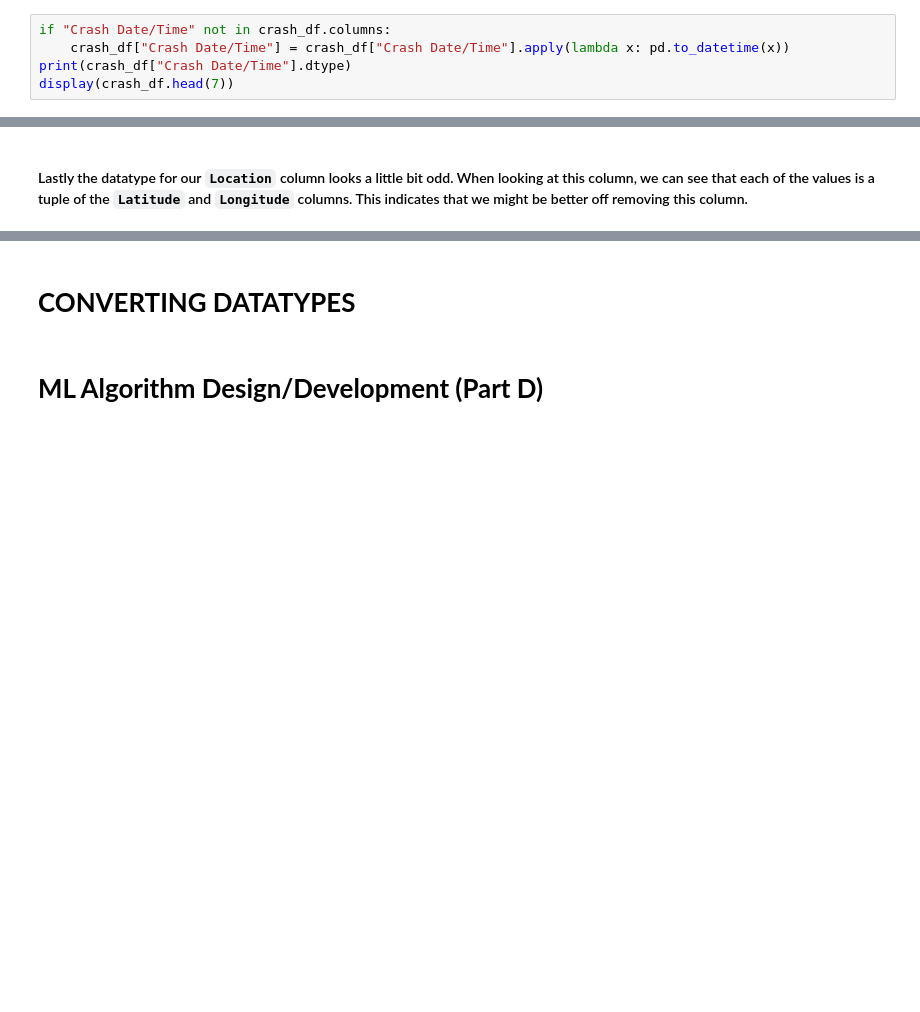
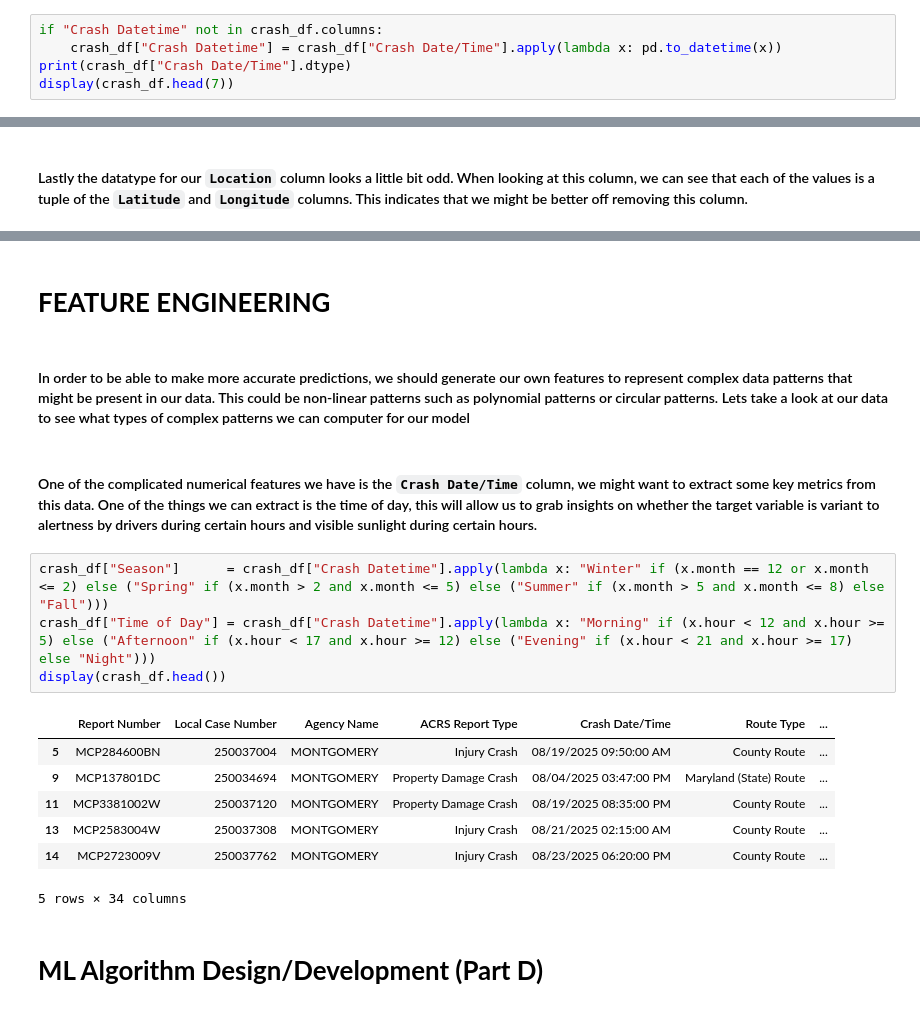
Before and after one commit to saiAbhiPrabhu/CMSC320_FinalProject, a Jupyter notebook: final_project.ipynb, the cells around one changed output, grey strips where cells are left out. Saved outputs shown, nothing was run; the diff lists cells and outputs as text; blank space fills up the shorter version.

```diff
--- a/final_project.ipynb
+++ b/final_project.ipynb
@@ -277,8 +276,8 @@ ________________________________________________________________________________
 
 #### The first datatype that we should analyze is the `Crash Date/Time`. Currently `Crash Date/Time` is of type string, we should convert this to a `datetime.datetime` object
 # %%
-if "Crash Date/Time" not in crash_df.columns:
-    crash_df["Crash Date/Time"] = crash_df["Crash Date/Time"].apply(lambda x: pd.to_datetime(x))
+if "Crash Datetime" not in crash_df.columns:
+    crash_df["Crash Datetime"] = crash_df["Crash Date/Time"].apply(lambda x: pd.to_datetime(x))
 print(crash_df["Crash Date/Time"].dtype)
 display(crash_df.head(7))
 # %% [output]
@@ -326,5 +325,21 @@ crash_df.head(7)
 # %% [markdown]
-# **CONVERTING DATATYPES**
+# **FEATURE ENGINEERING**
+# %% [markdown]
+#### In order to be able to make more accurate predictions, we should generate our own features to represent complex data patterns that might be present in our data. This could be non-linear patterns such as polynomial patterns or circular patterns. Lets take a look at our data to see what types of complex patterns we can computer for our model
+# %% [markdown]
+#### One of the complicated numerical features we have is the `Crash Date/Time` column, we might want to extract some key metrics from this data. One of the things we can extract is the time of day, this will allow us to grab insights on whether the target variable is variant to alertness by drivers during certain hours and visible sunlight during certain hours.
+# %%
+crash_df["Season"]      = crash_df["Crash Datetime"].apply(lambda x: "Winter" if (x.month == 12 or x.month <= 2) else ("Spring" if (x.month > 2 and x.month <= 5) else ("Summer" if (x.month > 5 and x.month <= 8) else "Fall")))
+crash_df["Time of Day"] = crash_df["Crash Datetime"].apply(lambda x: "Morning" if (x.hour < 12 and x.hour >= 5) else ("Afternoon" if (x.hour < 17 and x.hour >= 12) else ("Evening" if (x.hour < 21 and x.hour >= 17) else "Night")))
+display(crash_df.head())
+# %% [output]
+|  | Report Number | Local Case Number | Agency Name | ACRS Report Type | Crash Date/Time | Route Type | ... |
+| 5 | MCP284600BN | 250037004 | MONTGOMERY | Injury Crash | 08/19/2025 09:50:00 AM | County Route | ... |
+| 9 | MCP137801DC | 250034694 | MONTGOMERY | Property Damage Crash | 08/04/2025 03:47:00 PM | Maryland (State) Route | ... |
+| 11 | MCP3381002W | 250037120 | MONTGOMERY | Property Damage Crash | 08/19/2025 08:35:00 PM | County Route | ... |
+| 13 | MCP2583004W | 250037308 | MONTGOMERY | Injury Crash | 08/21/2025 02:15:00 AM | County Route | ... |
+| 14 | MCP2723009V | 250037762 | MONTGOMERY | Injury Crash | 08/23/2025 06:20:00 PM | County Route | ... |
+5 rows × 34 columns
 # %% [markdown]
 # **ML Algorithm Design/Development (Part D)**
 # %% [markdown]
```
Also changed, not shown: parts of 8 cells of this notebook.
